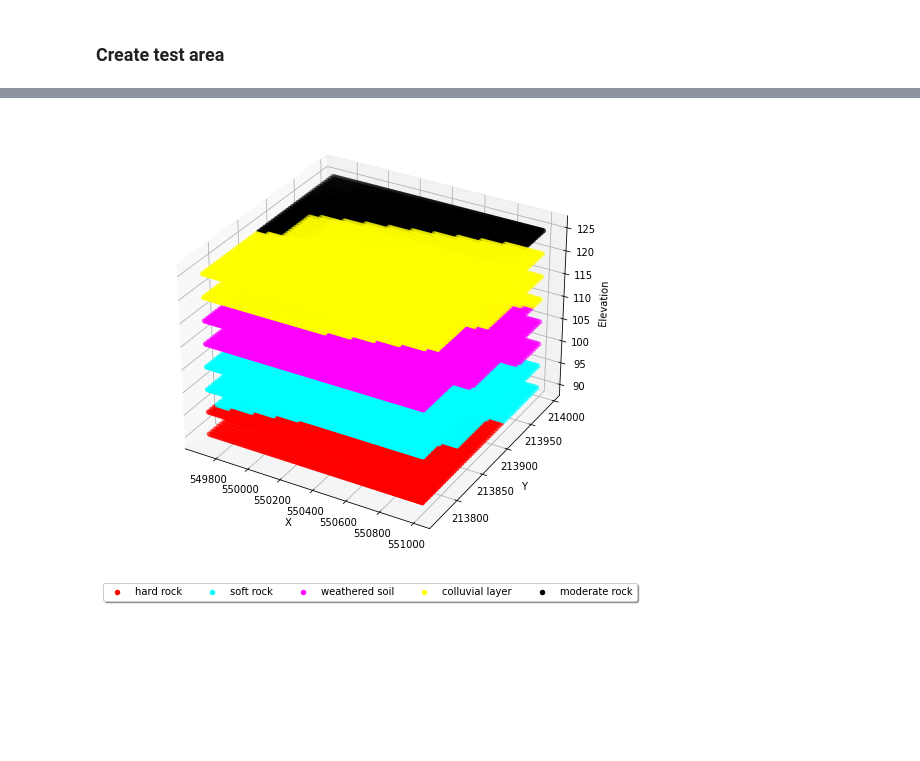
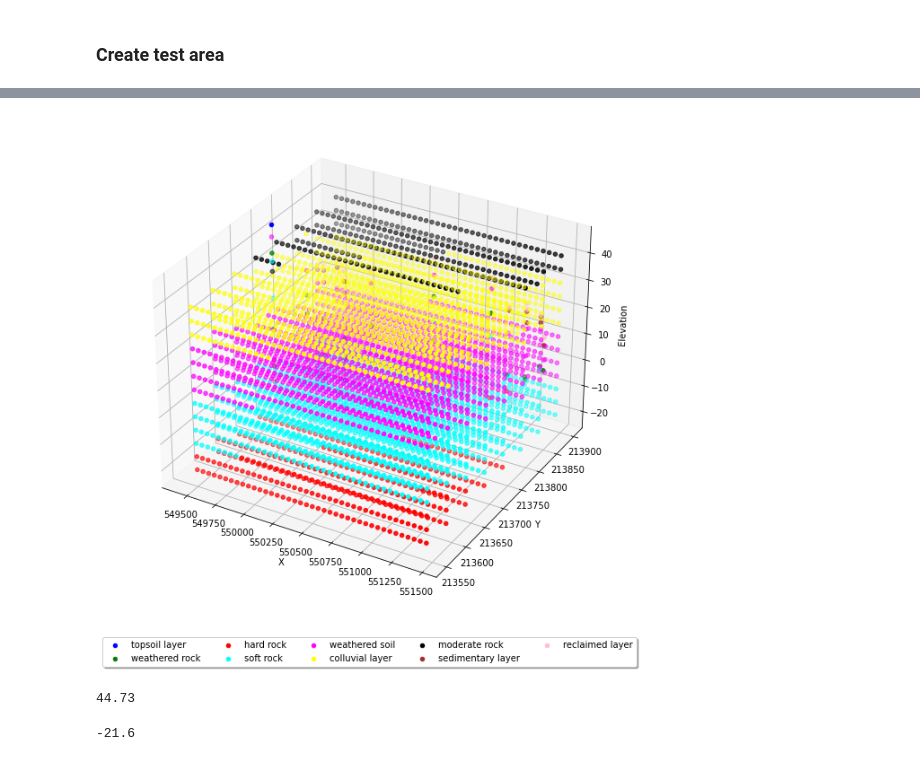
Before and after one commit to daitranskku/soil_properties, a Jupyter notebook: regression_models.ipynb, the cells around one changed output, grey strips where cells are left out. Cells and saved outputs as stored; diff of their text form; code cells hidden in the pictures; blank space fills up the shorter version.

```diff
--- a/regression_models.ipynb
+++ b/regression_models.ipynb
@@ -127,13 +143,17 @@ normalized_X_test = normalizer.fit_transform(test_area)
 # %%
-results = []
-for i in tqdm(range(len(test_area))):
-    test_location = normalized_X_test[i]
-    test_location = np.expand_dims(test_location, axis =0)
-    result = model.predict(test_location)
-    results.append(int(result))
+def estimate_soil_properties(test_area):
+    results = []
+    for i in tqdm(range(len(test_area))):
+        test_location = normalized_X_test[i]
+        test_location = np.expand_dims(test_location, axis =0)
+        result = model.predict(test_location)
+        results.append(int(result))
+    return results
+# %%
+y_estimate = estimate_soil_properties(test_area = X_test)
 # %%
 def plot_data(x, y, labels, colours):
-    fig = plt.figure(figsize=(8, 8))
+    fig = plt.figure(figsize=(10,10))
     ax = fig.add_subplot(projection='3d')
     for c in np.unique(y):
         inx = np.where(y == c)
@@ -159,10 +169,25 @@ for k, v in assign_num_list.items():
     labels[v] = k
 # %%
 label_colours = ['blue', 'green', 'red', 'cyan', 'magenta', 'yellow', 'black', 'brown', 'pink']
-# %%
-plot_data(test_area, results, labels, label_colours)
-plt.show()
-# %% [output]
-[figure, removed]
-# %% [markdown]
-##
+# %%
+merged_X = []
+merged_y = []
+
+merged_X = np.append(X_train_ntb, X_test, axis = 0)
+merged_y = np.append(y_train_ntb, y_estimate, axis = 0)
+
+# merged_X = np.append(merged_X, X_train_tb, axis = 0)
+# merged_y = np.append(merged_y, y_train_tb, axis = 0)
+# %%
+plot_data(merged_X, merged_y, labels, label_colours)
+plt.show()
+# %% [output]
+[figure, added]
+# %%
+np.max(X_train_ntb[:,2])
+# %% [output]
+44.73
+# %%
+np.min(X_train_ntb[:,2])
+# %% [output]
+-21.6
```
Also changed, not shown: parts of 21 cells of this notebook, 1 other file.
